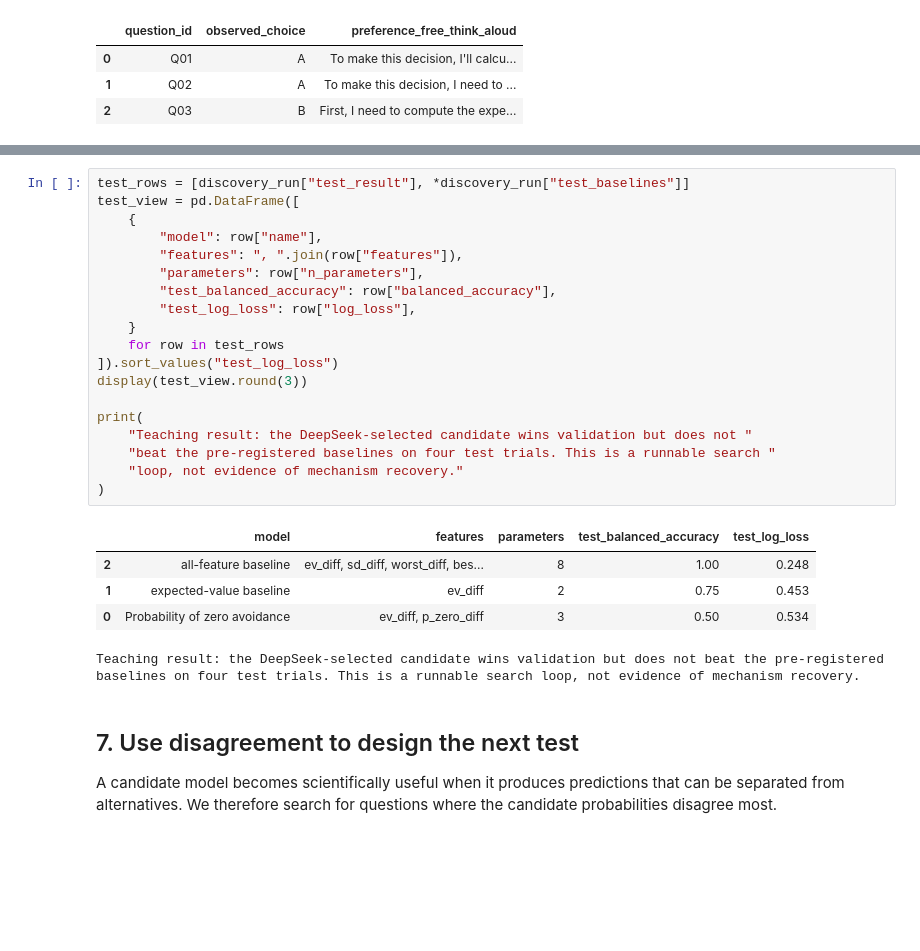
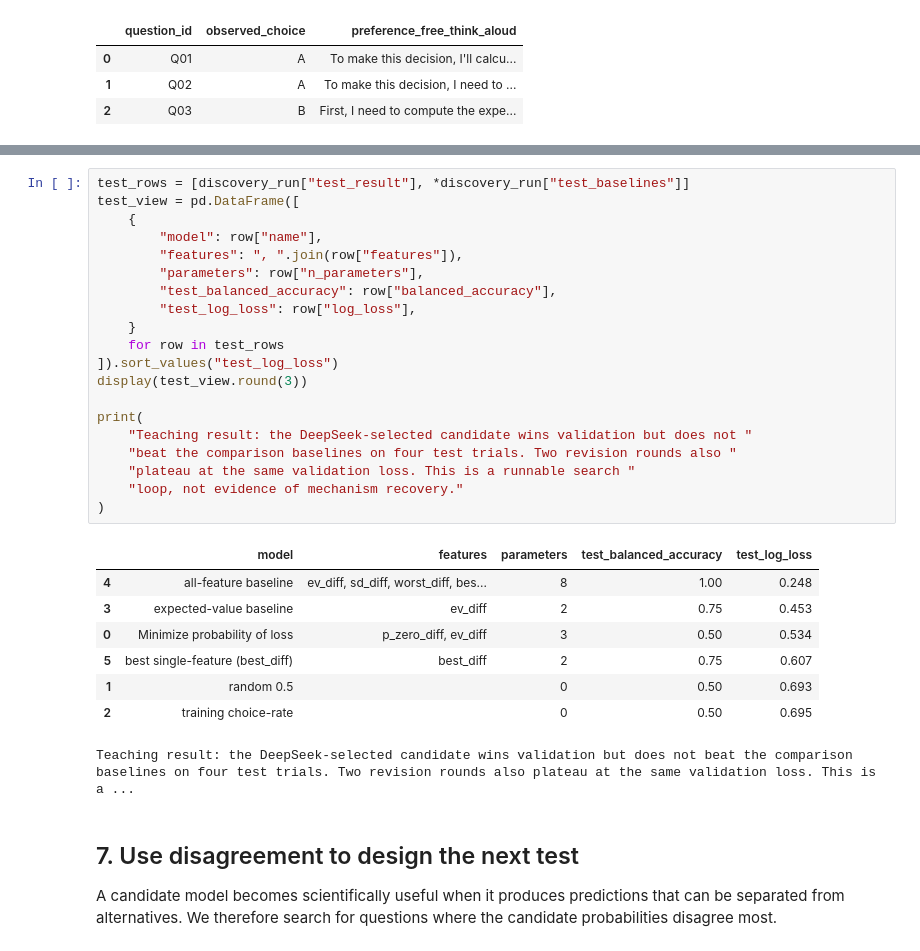
Before and after one commit to xhb120633/LLM_human_decisions, a Jupyter notebook: notebooks/03_explanation_annotation_to_model_discovery.ipynb, the cells around one changed output, grey strips where cells are left out. Cells and saved outputs as stored; diff of their text form; blank space fills up the shorter version.

```diff
--- a/notebooks/03_explanation_annotation_to_model_discovery.ipynb
+++ b/notebooks/03_explanation_annotation_to_model_discovery.ipynb
@@ -687,28 +702,32 @@ Selected before opening test:
 # %%
 test_rows = [discovery_run["test_result"], *discovery_run["test_baselines"]]
 test_view = pd.DataFrame([
     {
         "model": row["name"],
         "features": ", ".join(row["features"]),
         "parameters": row["n_parameters"],
         "test_balanced_accuracy": row["balanced_accuracy"],
         "test_log_loss": row["log_loss"],
     }
     for row in test_rows
 ]).sort_values("test_log_loss")
 display(test_view.round(3))
 
 print(
     "Teaching result: the DeepSeek-selected candidate wins validation but does not "
-    "beat the pre-registered baselines on four test trials. This is a runnable search "
+    "beat the comparison baselines on four test trials. Two revision rounds also "
+    "plateau at the same validation loss. This is a runnable search "
     "loop, not evidence of mechanism recovery."
 )
 # %% [output]
 |  | model | features | parameters | test_balanced_accuracy | test_log_loss |
-| 2 | all-feature baseline | ev_diff, sd_diff, worst_diff, bes... | 8 | 1.00 | 0.248 |
-| 1 | expected-value baseline | ev_diff | 2 | 0.75 | 0.453 |
-| 0 | Probability of zero avoidance | ev_diff, p_zero_diff | 3 | 0.50 | 0.534 |
+| 4 | all-feature baseline | ev_diff, sd_diff, worst_diff, bes... | 8 | 1.00 | 0.248 |
+| 3 | expected-value baseline | ev_diff | 2 | 0.75 | 0.453 |
+| 0 | Minimize probability of loss | p_zero_diff, ev_diff | 3 | 0.50 | 0.534 |
+| 5 | best single-feature (best_diff) | best_diff | 2 | 0.75 | 0.607 |
+| 1 | random 0.5 |  | 0 | 0.50 | 0.693 |
+| 2 | training choice-rate |  | 0 | 0.50 | 0.695 |
-Teaching result: the DeepSeek-selected candidate wins validation but does not beat the pre-registered baselines on four test trials. This is a runnable search loop, not evidence of mechanism recovery.
+Teaching result: the DeepSeek-selected candidate wins validation but does not beat the comparison baselines on four test trials. Two revision rounds also plateau at the same validation loss. This is a ...
 # %% [markdown]
 ## 7. Use disagreement to design the next test
 
```
Also changed, not shown: parts of 3 cells of this notebook, 12 other files.
